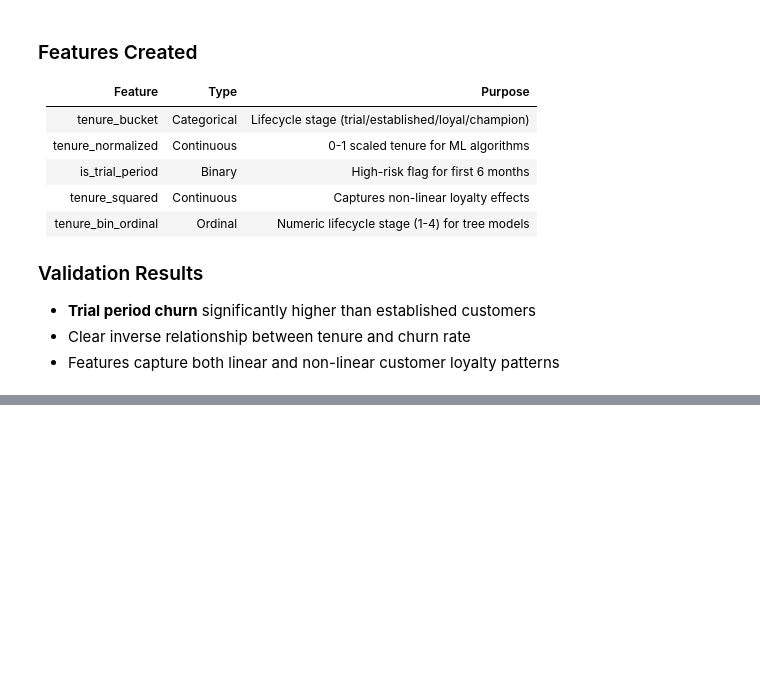
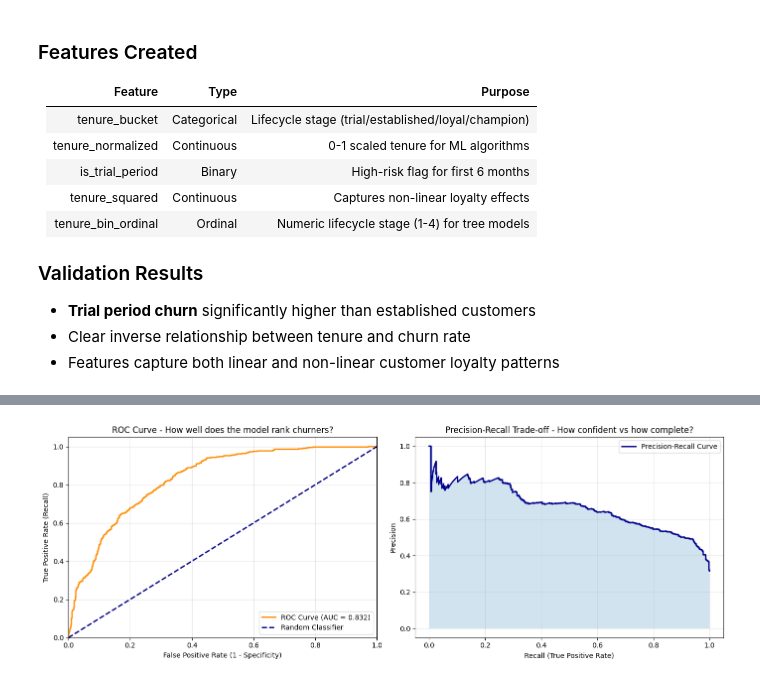
Before and after one commit to pavanmandapaka/Customer-Churn-LTV-Analysis, a Jupyter notebook: 03_feature_engineering.ipynb, the cells around one changed output, grey strips where cells are left out. Cells and saved outputs as stored; diff of their text form; code cells hidden in the pictures; blank space fills up the shorter version.

Commit message:
churn probability predictions and threshold analysis

```diff
--- a/03_feature_engineering.ipynb
+++ b/03_feature_engineering.ipynb
@@ -269,0 +287,19 @@ Transform raw `tenure` data into meaningful signals that capture customer lifecy
+# %%
+# ══════════════════════════════════════════════════════════════════════════
+# STEP 3: TRAIN LOGISTIC REGRESSION BASELINE
+# ══════════════════════════════════════════════════════════════════════════
+# Logistic Regression trains instantly and is interpretable.
+# No hyperparameter tuning yet—just the default configuration.
+
+lr_model = LogisticRegression(
+    max_iter=1000,
+    random_state=random_state,
+    n_jobs=-1  # Use all CPU cores
+)
+
+lr_model.fit(X_train, y_train)
+
+print(f"\nTraining logistic regression model...")
+print(f"  - Algorithm: Logistic Regression")
+print(f"  - Training on {X_train.shape[0]:,} samples with {X_train.shape[1]} features")
+print(f"\n✓ Model trained successfully")
@@ -269,0 +431,30 @@ Transform raw `tenure` data into meaningful signals that capture customer lifecy
+# %%
+fpr,tpr,roc_thresholds=roc_curve(y_test,y_pred_proba)
+roc_auc=auc(fpr,tpr)
+
+precision,recall,pr_thresholds=precision_recall_curve(y_test,y_pred_proba)
+
+fig,axes=plt.subplots(1,2,figsize=(14,5))
+
+axes[0].plot(fpr, tpr, color='darkorange', lw=2, label=f'ROC Curve (AUC = {roc_auc:.3f})')
+axes[0].plot([0, 1], [0, 1], color='navy', lw=2, linestyle='--', label='Random Classifier')
+axes[0].set_xlim([0.0, 1.0])
+axes[0].set_ylim([0.0, 1.05])
+axes[0].set_xlabel('False Positive Rate (1 - Specificity)')
+axes[0].set_ylabel('True Positive Rate (Recall)')
+axes[0].set_title('ROC Curve - How well does the model rank churners?')
+axes[0].legend(loc="lower right")
+axes[0].grid(True, alpha=0.3)
+
+axes[1].plot(recall, precision, color='darkblue', lw=2, label='Precision-Recall Curve')
+axes[1].fill_between(recall, precision, alpha=0.2)
+axes[1].set_xlabel('Recall (True Positive Rate)')
+axes[1].set_ylabel('Precision')
+axes[1].set_title('Precision-Recall Trade-off - How confident vs how complete?')
+axes[1].legend(loc="upper right")
+axes[1].grid(True, alpha=0.3)
+
+plt.tight_layout()
+plt.show()
+# %% [output]
+[figure, added]
```
Also changed, not shown: parts of 11 cells of this notebook.
